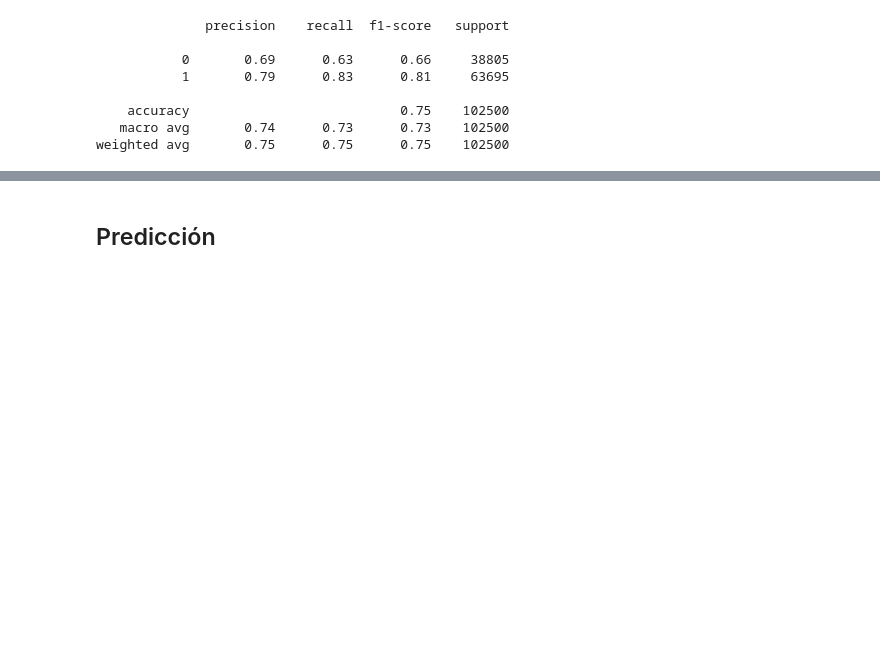
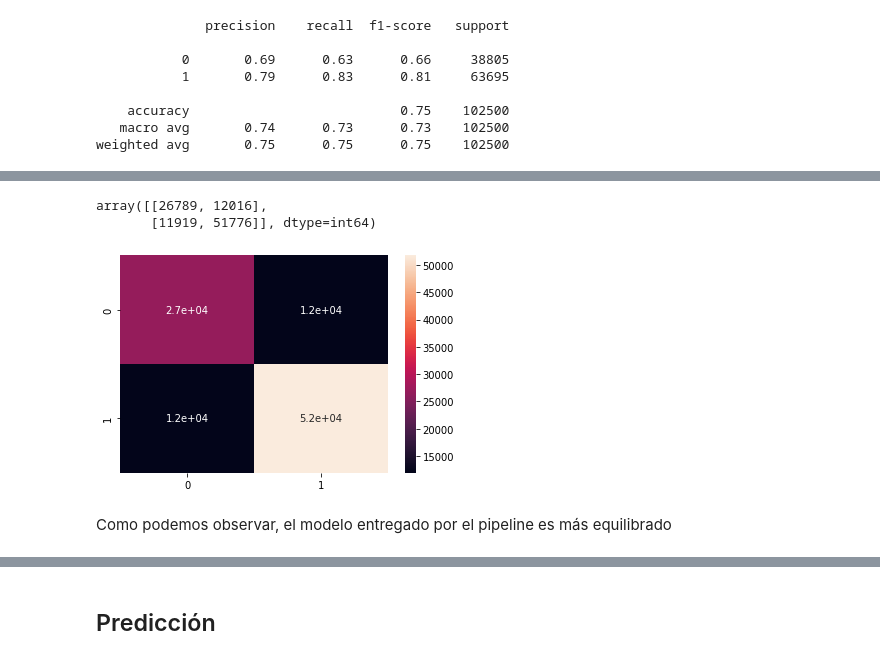
Before and after one commit to fernandezguille/PI02_Machine_Learning-Datathon, a Jupyter notebook: Modelo ML.ipynb, the cells around one changed output, grey strips where cells are left out. Cells and saved outputs as stored; diff of their text form; code cells hidden in the pictures; blank space fills up the shorter version.

Commit message:
Adding Pipeline

```diff
--- a/Modelo ML.ipynb
+++ b/Modelo ML.ipynb
@@ -240,0 +262,20 @@ Test_df.severity_of_illness = LE.fit_transform(Test_df.severity_of_illness)
+# %%
+# Instanciamos diferentes Pipelines para los distintos modelos que buscamos evaluar
+LR_Pipe = Pipeline([("scl", pp.StandardScaler()),
+                    ("LR", LogisticRegression())])
+
+KNN_Pipe = Pipeline([("scl", pp.StandardScaler()),
+                     ("KNN", KNeighborsClassifier())])
+
+Tree_Pipe = Pipeline([("scl", pp.StandardScaler()),
+                      ("Tree", DecisionTreeClassifier())])
+# %%
+# Creamos la lista y el diccionario para las iteraciones e identificaciones
+pipelines = [LR_Pipe, KNN_Pipe, Tree_Pipe]
+pipe_dict = {0: "LogisticRegression", 1: "KNeighborsClassifier", 2: "DecisionTreeClassifier"}
+# %%
+# Entrenamos los diferentes modelos
+for cant, pipe in enumerate(pipelines, start=1):
+    pipe.fit(X_Train,Y_Train)
+    clear_output(wait=True)
+    print(f'{cant} modelo/s entrenado/s!')
@@ -337,0 +388,5 @@ array([[24453, 14352],
+# %%
+best_pipe = joblib.load('Mejor_pipeline.pkl')
+best_pipe.fit(X_Train.values, Y_Train.values)
+Y_pred = best_pipe.predict(X_Test.values)
+print(met.classification_report(Y_Test, Y_pred))
@@ -337,0 +402,9 @@ array([[24453, 14352],
+# %%
+sns.heatmap(met.confusion_matrix(Y_Test, Y_pred),annot=True)
+met.confusion_matrix(Y_Test, Y_pred)
+# %% [output]
+array([[26789, 12016],
+       [11919, 51776]], dtype=int64)
+[figure, added]
+# %% [markdown]
+Como podemos observar, el modelo entregado por el pipeline es más equilibrado
```
Also changed, not shown: parts of 38 cells of this notebook, 3 other files.
